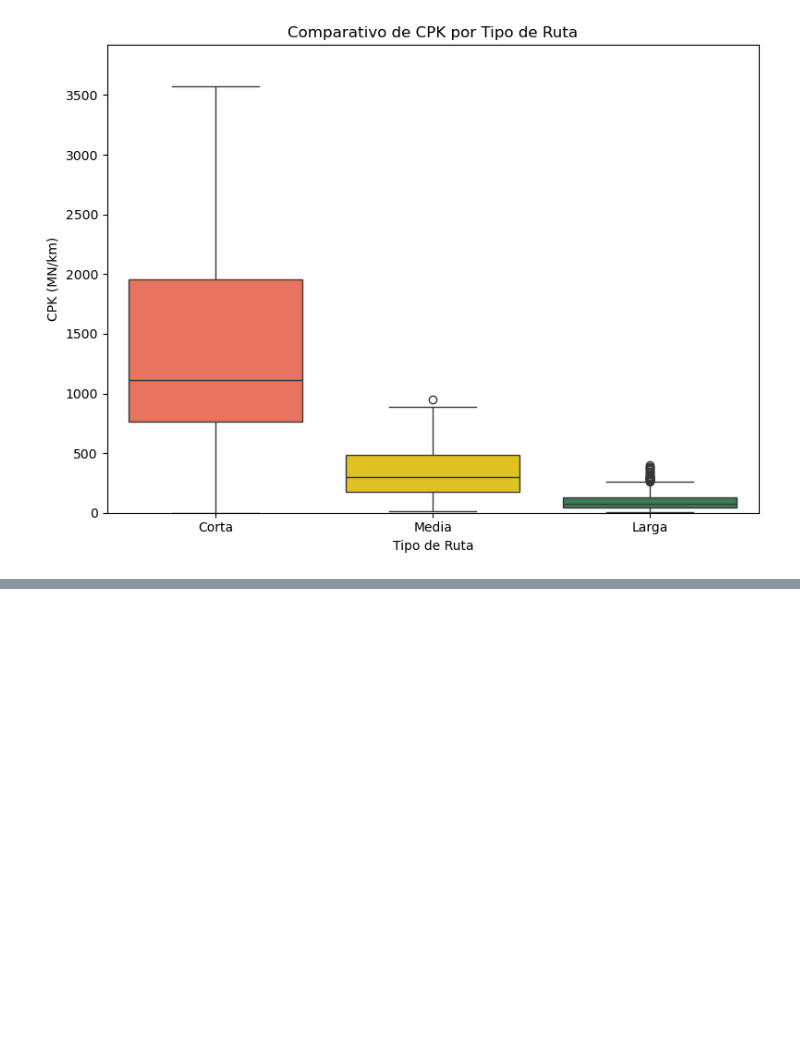
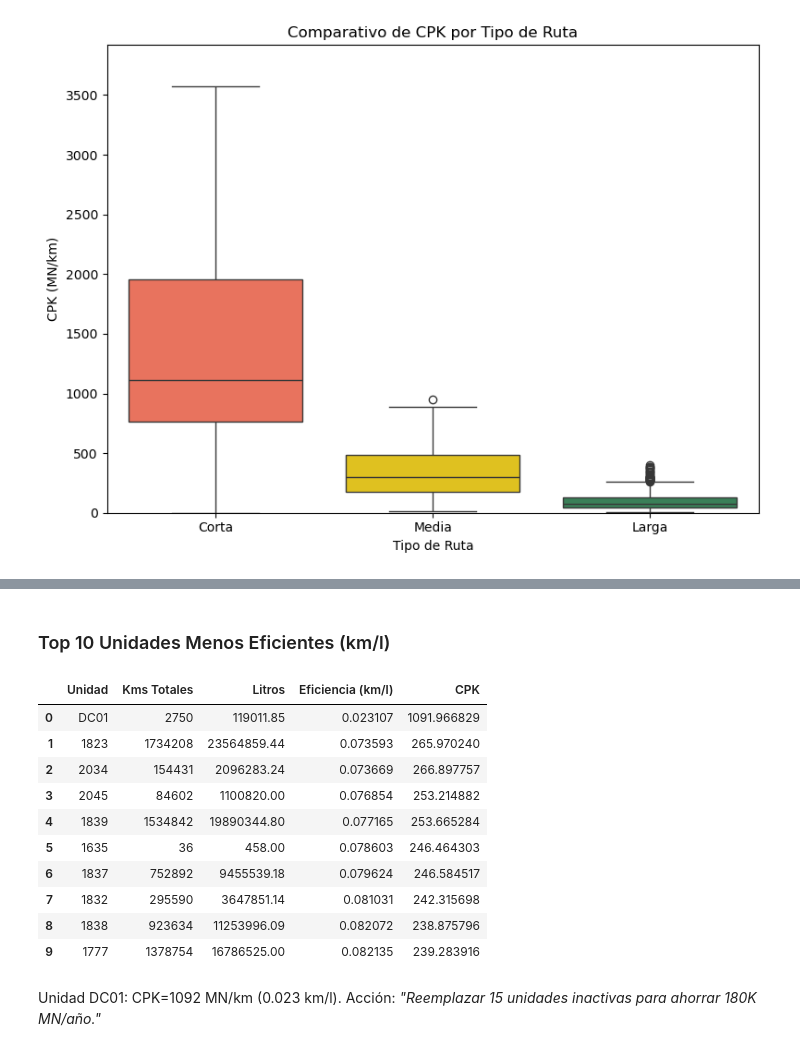
Before and after one commit to pomaremiliano/dashboard-datastorm, a Jupyter notebook: data/RecoleccionReto.ipynb, the cells around one changed output, grey strips where cells are left out. Saved outputs shown, nothing was run; the diff lists cells and outputs as text; code cells hidden in the pictures; blank space fills up the shorter version.

```diff
--- a/data/RecoleccionReto.ipynb
+++ b/data/RecoleccionReto.ipynb
@@ -2146,0 +2197,35 @@ Passing `palette` without assigning `hue` is deprecated and will be removed in v
+# %%
+from IPython.display import display, Markdown
+
+# Lámina 10: Top 10 Unidades Ineficientes
+
+
+# Mostrar tabla de top 10 unidades menos eficientes
+display(Markdown("### Top 10 Unidades Menos Eficientes (km/l)"))
+display(top10_unidades_menos_eficientes)
+
+# Ejemplo de mensaje de acción para la unidad más ineficiente
+unidad_ejemplo = top10_unidades_menos_eficientes.iloc[0]
+mensaje = (
+    f"Unidad {unidad_ejemplo['Unidad']}: CPK={unidad_ejemplo['CPK']:.0f} MN/km "
+    f"({unidad_ejemplo['Eficiencia (km/l)']:.3f} km/l).\n"
+    "Acción:\n"
+    "*\"Reemplazar 15 unidades inactivas para ahorrar 180K MN/año.\"*"
+)
+display(Markdown(mensaje))
+# %% [output]
+### Top 10 Unidades Menos Eficientes (km/l)
+|  | Unidad | Kms Totales | Litros | Eficiencia (km/l) | CPK |
+| 0 | DC01 | 2750 | 119011.85 | 0.023107 | 1091.966829 |
+| 1 | 1823 | 1734208 | 23564859.44 | 0.073593 | 265.970240 |
+| 2 | 2034 | 154431 | 2096283.24 | 0.073669 | 266.897757 |
+| 3 | 2045 | 84602 | 1100820.00 | 0.076854 | 253.214882 |
+| 4 | 1839 | 1534842 | 19890344.80 | 0.077165 | 253.665284 |
+| 5 | 1635 | 36 | 458.00 | 0.078603 | 246.464303 |
+| 6 | 1837 | 752892 | 9455539.18 | 0.079624 | 246.584517 |
+| 7 | 1832 | 295590 | 3647851.14 | 0.081031 | 242.315698 |
+| 8 | 1838 | 923634 | 11253996.09 | 0.082072 | 238.875796 |
+| 9 | 1777 | 1378754 | 16786525.00 | 0.082135 | 239.283916 |
+Unidad DC01: CPK=1092 MN/km (0.023 km/l).
+Acción:
+*"Reemplazar 15 unidades inactivas para ahorrar 180K MN/año."*
```
Also changed, not shown: parts of 3 cells of this notebook, 3 other files.
